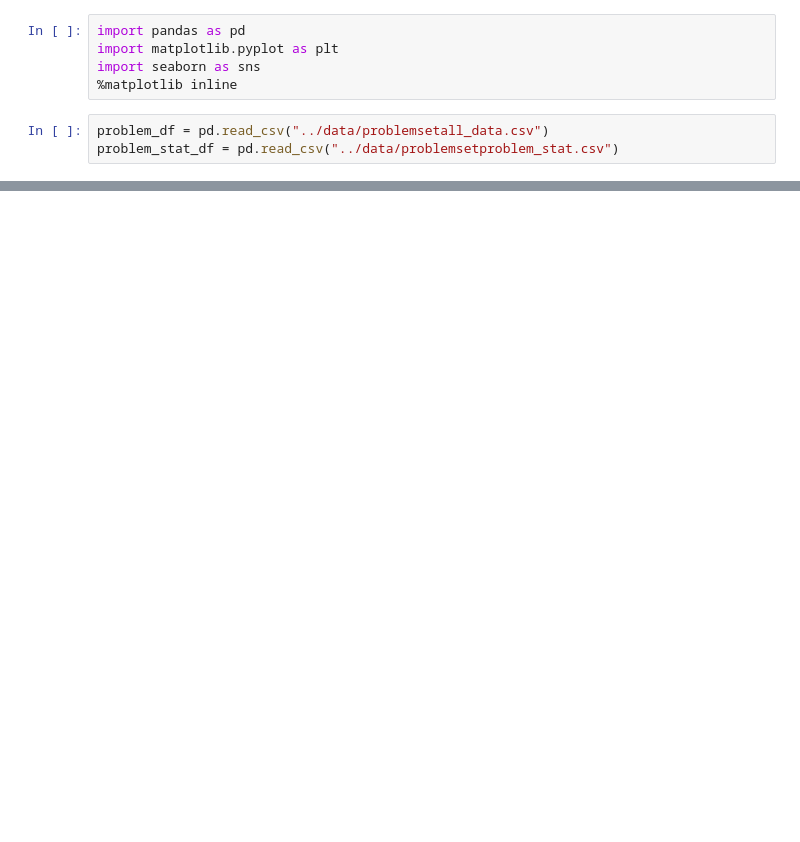
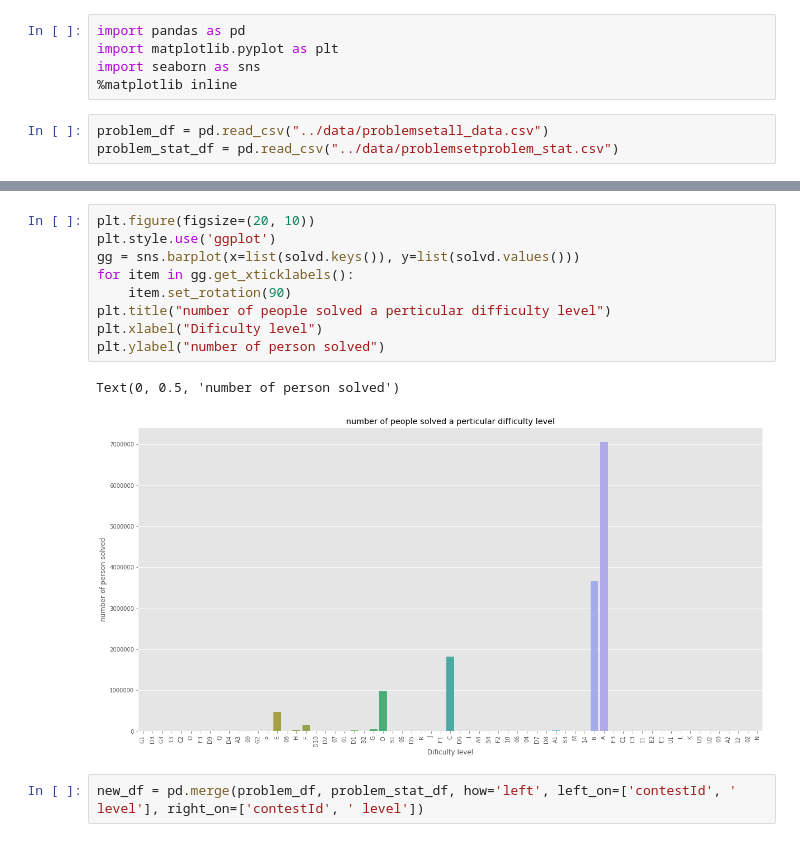
Before and after one commit to Vishnu44d/codeforces_data_analysis, a Jupyter notebook: src/Problem_set_analysis.ipynb, the cells around one changed output, grey strips where cells are left out. Drawn from its saved outputs; the diff is of its cells as text; blank space fills up the shorter version.

```diff
--- a/src/Problem_set_analysis.ipynb
+++ b/src/Problem_set_analysis.ipynb
@@ -118,0 +64,14 @@ for item in g.get_xticklabels():
+# %%
+plt.figure(figsize=(20, 10))
+plt.style.use('ggplot')
+gg = sns.barplot(x=list(solvd.keys()), y=list(solvd.values()))
+for item in gg.get_xticklabels():
+    item.set_rotation(90)
+plt.title("number of people solved a perticular difficulty level")
+plt.xlabel("Dificulty level")
+plt.ylabel("number of person solved")
+# %% [output]
+Text(0, 0.5, 'number of person solved')
+[figure, added]
+# %%
+new_df = pd.merge(problem_df, problem_stat_df, how='left', left_on=['contestId', ' level'], right_on=['contestId', ' level'])
```
Also changed, not shown: parts of 11 cells of this notebook.
